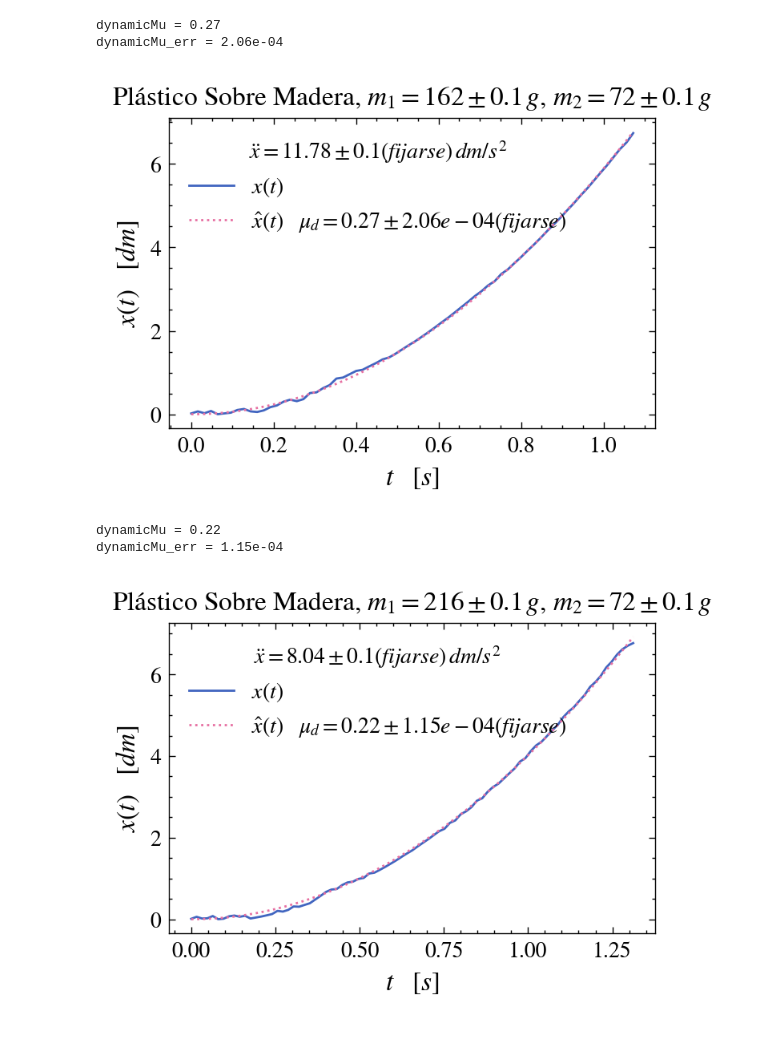
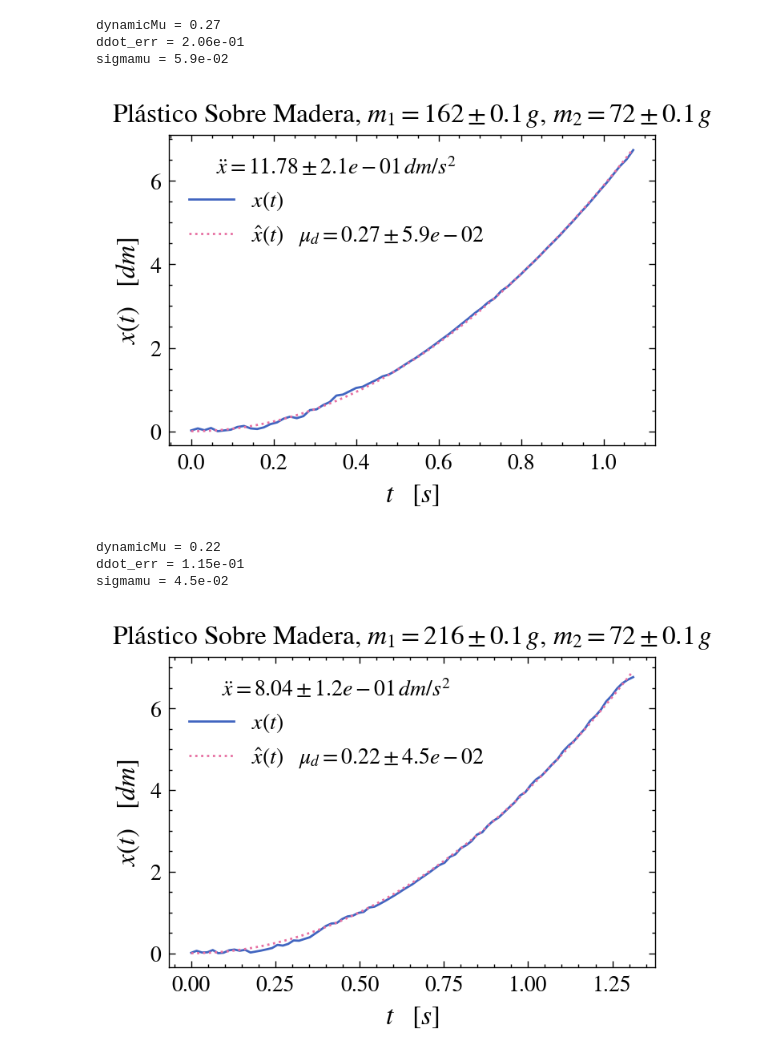
Before and after one commit to ignaschuemer7/Labo_III-Fisica_I, a Jupyter notebook: f1_tp3.ipynb, the cells around one changed output. Cells and saved outputs as stored; diff of their text form; code cells hidden in the pictures.

```diff
--- a/f1_tp3.ipynb
+++ b/f1_tp3.ipynb
@@ -34,9 +34,11 @@ woodenMass = 6.0 * 1e-3
 aluminiumMass = 22.0 * 1e-3
 bronzeMass = 72.0 * 1e-3
 sled = 110.0 * 1e-3
+sensor_error = 3.0
 
 ddotX = lambda m1, m2, g, dynamicMu: g * (m2 - dynamicMu * m1) / (m1 + m2)
 x = lambda t, m1, m2, g, dynamicMu: 0.5 * t**2 * ddotX(m1, m2, g, dynamicMu)
+sigmaMu = lambda m1, m2, g, a: np.sqrt((0.01**2) * (((a*m2) / (g * (m1**2))) - ((m2 / (m1**2))))**2 + (0.01**2) * (-(a / (g * m1)) + (1 / m1))**2)
 # %%
 m1 = sled + 5 * woodenMass + aluminiumMass
 m2 = bronzeMass
@@ -90,17 +100,20 @@ m2 = bronzeMass
 
 f = lambda t, dynamicMu: x(t, m1, m2, sp.constants.g, dynamicMu)
 
-dynamicMu, pcov = sp.optimize.curve_fit(f, paperOverPaper100['t'], paperOverPaper100['x'], sigma=np.zeros_like(paperOverPaper100['x']) + 3e-3, absolute_sigma=True)
+dynamicMu, pcov = sp.optimize.curve_fit(f, paperOverPaper100['t'], paperOverPaper100['x'], sigma=np.zeros_like(paperOverPaper100['x']) + sensor_error, absolute_sigma=True)
 dynamicMu = dynamicMu[0]
 print(f'dynamicMu = {dynamicMu:.2f}')
-dynamicMu_err = np.sqrt(pcov[0, 0])
-print(f'dynamicMu_err = {dynamicMu_err:.2e}')
+ddot_err = np.sqrt(pcov[0, 0])
+print(f'ddot_err = {ddot_err:.2e}')
+
+sigmamu = sigmaMu(m1, m2, sp.constants.g, ddotX(m1, m2, sp.constants.g, dynamicMu))
+print(f'sigmamu = {sigmamu:.1e}')
 
 plt.plot(paperOverPaper100['t'], paperOverPaper100['x']*1e1, label=f'$x(t)$')
-plt.plot(paperOverPaper100['t'], x(paperOverPaper100['t'], m1, m2, sp.constants.g, dynamicMu)*1e1, label=f'$\hat{{x}}(t) \quad \\mu_d = {dynamicMu:.2f} \pm {dynamicMu_err:.2e}(fijarse)$')
+plt.plot(paperOverPaper100['t'], x(paperOverPaper100['t'], m1, m2, sp.constants.g, dynamicMu)*1e1, label=f'$\hat{{x}}(t) \quad \\mu_d = {dynamicMu:.2f} \pm {sigmamu:.1e}$')
 plt.xlabel('$t \\quad [s]$')
 plt.ylabel('$x(t) \\quad [dm]$')
-plt.legend(title=f'$\ddot{{x}} = {ddotX(m1, m2, sp.constants.g, dynamicMu)*1e1:.2f} \\pm 0.1(fijarse) \\, dm/s^2$')
+plt.legend(title=f'$\ddot{{x}} = {ddotX(m1, m2, sp.constants.g, dynamicMu)*1e1:.2f} \\pm {ddot_err:.1e} \\, dm/s^2$')
 plt.title(f'Papel Sobre Papel, $m_1 = {m1*1e3:.0f}\\pm{0.1} \\, g$, $m_2 = {m2*1e3:.0f} \\pm{0.1} \\, g$')
 plt.show()
 # %% [output]
@@ -113,17 +127,20 @@ m2 = bronzeMass
 
 f = lambda t, dynamicMu: x(t, m1, m2, sp.constants.g, dynamicMu)
 
-dynamicMu, pcov = sp.optimize.curve_fit(f, paperOverPaper150['t'], paperOverPaper150['x'], sigma=np.zeros_like(paperOverPaper150['x']) + 3e-3, absolute_sigma=True)
+dynamicMu, pcov = sp.optimize.curve_fit(f, paperOverPaper150['t'], paperOverPaper150['x'], sigma=np.zeros_like(paperOverPaper150['x']) + sensor_error, absolute_sigma=True)
 dynamicMu = dynamicMu[0]
 print(f'dynamicMu = {dynamicMu:.2f}')
-dynamicMu_err = np.sqrt(pcov[0, 0])
-print(f'dynamicMu_err = {dynamicMu_err:.2e}')
+ddot_err = np.sqrt(pcov[0, 0])
+print(f'ddot_err = {ddot_err:.2e}')
+
+sigmamu = sigmaMu(m1, m2, sp.constants.g, ddotX(m1, m2, sp.constants.g, dynamicMu))
+print(f'sigmamu = {sigmamu:.1e}')
 
 plt.plot(paperOverPaper150['t'], paperOverPaper150['x']*1e1, label=f'$x(t)$')
-plt.plot(paperOverPaper150['t'], x(paperOverPaper150['t'], m1, m2, sp.constants.g, dynamicMu)*1e1, label=f'$\hat{{x}}(t) \quad \\mu_d = {dynamicMu:.2f} \pm {dynamicMu_err:.2e}(fijarse)$')
+plt.plot(paperOverPaper150['t'], x(paperOverPaper150['t'], m1, m2, sp.constants.g, dynamicMu)*1e1, label=f'$\hat{{x}}(t) \quad \\mu_d = {dynamicMu:.2f} \pm {sigmamu:.1e}$')
 plt.xlabel('$t \\quad [s]$')
 plt.ylabel('$x(t) \\quad [dm]$')
-plt.legend(title=f'$\ddot{{x}} = {ddotX(m1, m2, sp.constants.g, dynamicMu)*1e1:.2f} \\pm 0.1(fijarse) \\, dm/s^2$')
+plt.legend(title=f'$\ddot{{x}} = {ddotX(m1, m2, sp.constants.g, dynamicMu)*1e1:.2f} \\pm {ddot_err:.1e} \\, dm/s^2$')
 plt.title(f'Papel Sobre Papel, $m_1 = {m1*1e3:.0f}\\pm{0.1} \\, g$, $m_2 = {m2*1e3:.0f} \\pm{0.1} \\, g$')
 plt.show()
 # %% [output]
@@ -133,49 +151,57 @@ dynamicMu_err = 2.42e-05
 # %%
 m1 = sled + 5 * woodenMass + aluminiumMass
 m2 = bronzeMass
 
 f = lambda t, dynamicMu: x(t, m1, m2, sp.constants.g, dynamicMu)
 
-dynamicMu, pcov = sp.optimize.curve_fit(f, plasticOverWood50['t'], plasticOverWood50['x'], sigma=np.zeros_like(plasticOverWood50['x']) + 3e-3, absolute_sigma=True)
+dynamicMu, pcov = sp.optimize.curve_fit(f, plasticOverWood50['t'], plasticOverWood50['x'], sigma=np.zeros_like(plasticOverWood50['x']) + sensor_error, absolute_sigma=True)
 dynamicMu = dynamicMu[0]
 print(f'dynamicMu = {dynamicMu:.2f}')
-dynamicMu_err = np.sqrt(pcov[0, 0])
-print(f'dynamicMu_err = {dynamicMu_err:.2e}')
+ddot_err = np.sqrt(pcov[0, 0])
+print(f'ddot_err = {ddot_err:.2e}')
+
+sigmamu = sigmaMu(m1, m2, sp.constants.g, ddotX(m1, m2, sp.constants.g, dynamicMu))
+print(f'sigmamu = {sigmamu:.1e}')
 
 plt.plot(plasticOverWood50['t'], plasticOverWood50['x']*1e1, label=f'$x(t)$')
-plt.plot(plasticOverWood50['t'], x(plasticOverWood50['t'], m1, m2, sp.constants.g, dynamicMu)*1e1, label=f'$\hat{{x}}(t) \quad \\mu_d = {dynamicMu:.2f} \pm {dynamicMu_err:.2e}(fijarse)$')
+plt.plot(plasticOverWood50['t'], x(plasticOverWood50['t'], m1, m2, sp.constants.g, dynamicMu)*1e1, label=f'$\hat{{x}}(t) \quad \\mu_d = {dynamicMu:.2f} \pm {sigmamu:.1e}$')
 plt.xlabel('$t \\quad [s]$')
 plt.ylabel('$x(t) \\quad [dm]$')
-plt.legend(title=f'$\ddot{{x}} = {ddotX(m1, m2, sp.constants.g, dynamicMu)*1e1:.2f} \\pm 0.1(fijarse) \\, dm/s^2$')
+plt.legend(title=f'$\ddot{{x}} = {ddotX(m1, m2, sp.constants.g, dynamicMu)*1e1:.2f} \\pm {ddot_err:.1e} \\, dm/s^2$')
 plt.title(f'Plástico Sobre Madera, $m_1 = {m1*1e3:.0f}\\pm{0.1} \\, g$, $m_2 = {m2*1e3:.0f} \\pm{0.1} \\, g$')
 plt.show()
 # %% [output]
 dynamicMu = 0.27
-dynamicMu_err = 2.06e-04
+ddot_err = 2.06e-01
+sigmamu = 5.9e-02
-[figure, old version]
+[figure, new version]
 # %%
 m1 = sled + 3 * woodenMass + 4 * aluminiumMass
 m2 = bronzeMass
 
 f = lambda t, dynamicMu: x(t, m1, m2, sp.constants.g, dynamicMu)
 
-dynamicMu, pcov = sp.optimize.curve_fit(f, plasticOverWood100['t'], plasticOverWood100['x'], sigma=np.zeros_like(plasticOverWood100['x']) + 3e-3, absolute_sigma=True)
+dynamicMu, pcov = sp.optimize.curve_fit(f, plasticOverWood100['t'], plasticOverWood100['x'], sigma=np.zeros_like(plasticOverWood100['x']) + sensor_error, absolute_sigma=True)
 dynamicMu = dynamicMu[0]
 print(f'dynamicMu = {dynamicMu:.2f}')
-dynamicMu_err = np.sqrt(pcov[0, 0])
-print(f'dynamicMu_err = {dynamicMu_err:.2e}')
+ddot_err = np.sqrt(pcov[0, 0])
+print(f'ddot_err = {ddot_err:.2e}')
+
+sigmamu = sigmaMu(m1, m2, sp.constants.g, ddotX(m1, m2, sp.constants.g, dynamicMu))
+print(f'sigmamu = {sigmamu:.1e}')
 
 plt.plot(plasticOverWood100['t'], plasticOverWood100['x']*1e1, label=f'$x(t)$')
-plt.plot(plasticOverWood100['t'], x(plasticOverWood100['t'], m1, m2, sp.constants.g, dynamicMu)*1e1, label=f'$\hat{{x}}(t) \quad \\mu_d = {dynamicMu:.2f} \pm {dynamicMu_err:.2e}(fijarse)$')
+plt.plot(plasticOverWood100['t'], x(plasticOverWood100['t'], m1, m2, sp.constants.g, dynamicMu)*1e1, label=f'$\hat{{x}}(t) \quad \\mu_d = {dynamicMu:.2f} \pm {sigmamu:.1e}$')
 plt.xlabel('$t \\quad [s]$')
 plt.ylabel('$x(t) \\quad [dm]$')
-plt.legend(title=f'$\ddot{{x}} = {ddotX(m1, m2, sp.constants.g, dynamicMu)*1e1:.2f} \\pm 0.1(fijarse) \\, dm/s^2$')
+plt.legend(title=f'$\ddot{{x}} = {ddotX(m1, m2, sp.constants.g, dynamicMu)*1e1:.2f} \\pm {ddot_err:.1e} \\, dm/s^2$')
 plt.title(f'Plástico Sobre Madera, $m_1 = {m1*1e3:.0f}\\pm{0.1} \\, g$, $m_2 = {m2*1e3:.0f} \\pm{0.1} \\, g$')
 plt.show()
 # %% [output]
 dynamicMu = 0.22
-dynamicMu_err = 1.15e-04
+ddot_err = 1.15e-01
+sigmamu = 4.5e-02
-[figure, old version]
+[figure, new version]
 # %%
 m1 = sled + 5 * woodenMass + 3 * aluminiumMass + bronzeMass
 m2 = bronzeMass
```
Also changed, not shown: parts of 9 cells of this notebook.
